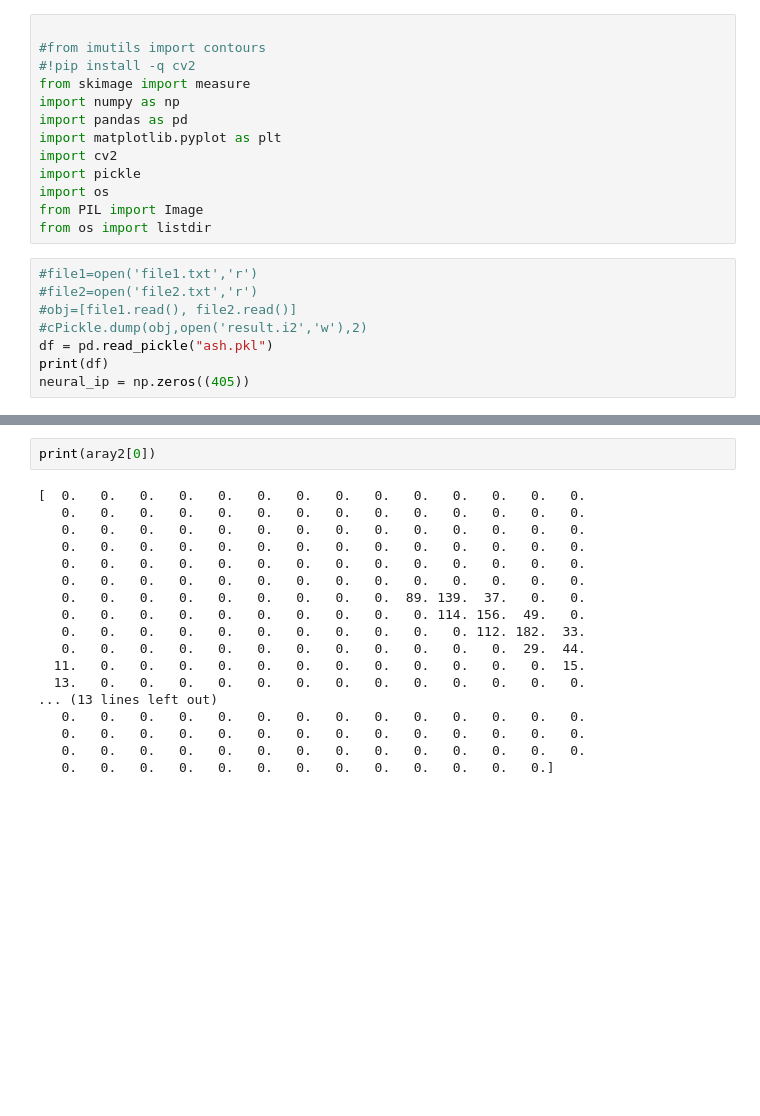
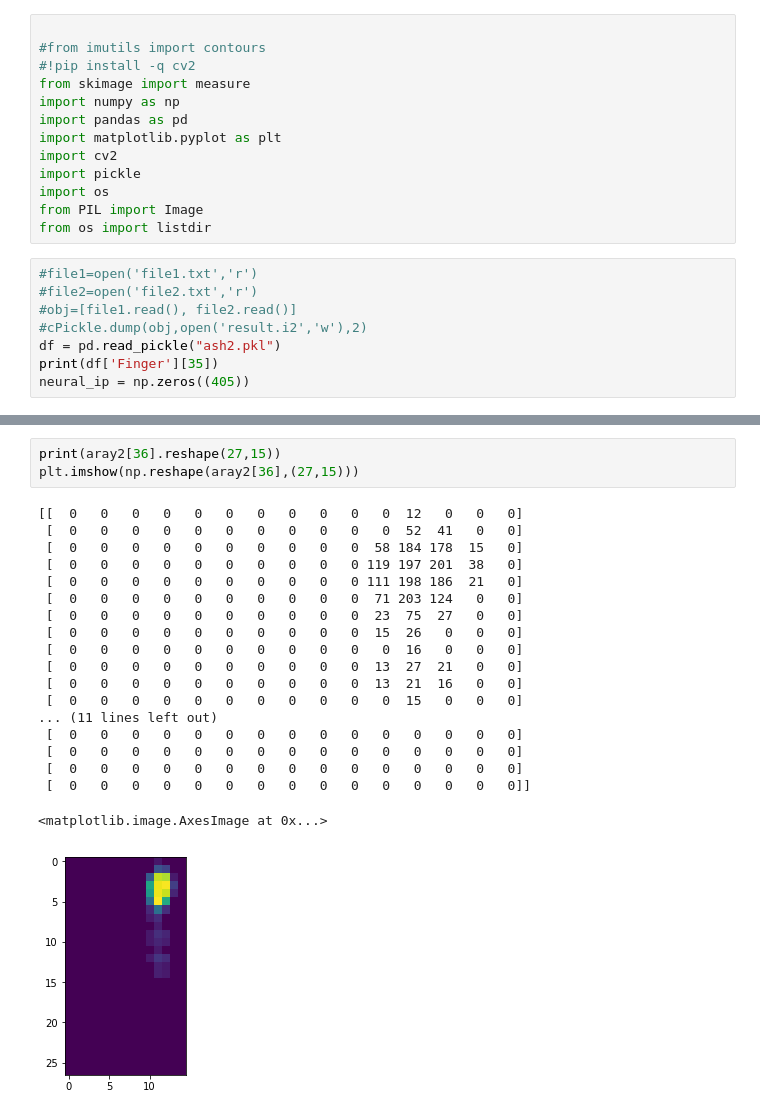
Before and after one commit to aishradj/ML_lab, a Jupyter notebook: Data_filtering_visualization.ipynb, the cells around one changed output, grey strips where cells are left out. Cells and saved outputs as stored; diff of their text form; blank space fills up the shorter version.

Commit message:
pickle files

```diff
--- a/Data_filtering_visualization.ipynb
+++ b/Data_filtering_visualization.ipynb
@@ -36,7 +16,7 @@ from os import listdir
 #file2=open('file2.txt','r')
 #obj=[file1.read(), file2.read()]
 #cPickle.dump(obj,open('result.i2','w'),2)
-df = pd.read_pickle("ash.pkl")
-print(df)
+df = pd.read_pickle("ash2.pkl")
+print(df['Finger'][35])
 neural_ip = np.zeros((405))
 # %% [output]
@@ -150,20 +112,23 @@ plt.show()
-# %%
-print(aray2[0])
-# %% [output]
-[  0.   0.   0.   0.   0.   0.   0.   0.   0.   0.   0.   0.   0.   0.
-   0.   0.   0.   0.   0.   0.   0.   0.   0.   0.   0.   0.   0.   0.
-   0.   0.   0.   0.   0.   0.   0.   0.   0.   0.   0.   0.   0.   0.
-   0.   0.   0.   0.   0.   0.   0.   0.   0.   0.   0.   0.   0.   0.
-   0.   0.   0.   0.   0.   0.   0.   0.   0.   0.   0.   0.   0.   0.
-   0.   0.   0.   0.   0.   0.   0.   0.   0.   0.   0.   0.   0.   0.
-   0.   0.   0.   0.   0.   0.   0.   0.   0.  89. 139.  37.   0.   0.
-   0.   0.   0.   0.   0.   0.   0.   0.   0.   0. 114. 156.  49.   0.
-   0.   0.   0.   0.   0.   0.   0.   0.   0.   0.   0. 112. 182.  33.
-   0.   0.   0.   0.   0.   0.   0.   0.   0.   0.   0.   0.  29.  44.
-  11.   0.   0.   0.   0.   0.   0.   0.   0.   0.   0.   0.   0.  15.
-  13.   0.   0.   0.   0.   0.   0.   0.   0.   0.   0.   0.   0.   0.
-... (13 lines left out)
-   0.   0.   0.   0.   0.   0.   0.   0.   0.   0.   0.   0.   0.   0.
-   0.   0.   0.   0.   0.   0.   0.   0.   0.   0.   0.   0.   0.   0.
-   0.   0.   0.   0.   0.   0.   0.   0.   0.   0.   0.   0.   0.   0.
-   0.   0.   0.   0.   0.   0.   0.   0.   0.   0.   0.   0.   0.]
+# %%
+print(aray2[36].reshape(27,15))
+plt.imshow(np.reshape(aray2[36],(27,15)))
+# %% [output]
+[[  0   0   0   0   0   0   0   0   0   0   0  12   0   0   0]
+ [  0   0   0   0   0   0   0   0   0   0   0  52  41   0   0]
+ [  0   0   0   0   0   0   0   0   0   0  58 184 178  15   0]
+ [  0   0   0   0   0   0   0   0   0   0 119 197 201  38   0]
+ [  0   0   0   0   0   0   0   0   0   0 111 198 186  21   0]
+ [  0   0   0   0   0   0   0   0   0   0  71 203 124   0   0]
+ [  0   0   0   0   0   0   0   0   0   0  23  75  27   0   0]
+ [  0   0   0   0   0   0   0   0   0   0  15  26   0   0   0]
+ [  0   0   0   0   0   0   0   0   0   0   0  16   0   0   0]
+ [  0   0   0   0   0   0   0   0   0   0  13  27  21   0   0]
+ [  0   0   0   0   0   0   0   0   0   0  13  21  16   0   0]
+ [  0   0   0   0   0   0   0   0   0   0   0  15   0   0   0]
+... (11 lines left out)
+ [  0   0   0   0   0   0   0   0   0   0   0   0   0   0   0]
+ [  0   0   0   0   0   0   0   0   0   0   0   0   0   0   0]
+ [  0   0   0   0   0   0   0   0   0   0   0   0   0   0   0]
+ [  0   0   0   0   0   0   0   0   0   0   0   0   0   0   0]]
+<matplotlib.image.AxesImage at 0x...>
+[figure, added]
```
Also changed, not shown: parts of 6 cells of this notebook, 1 other file.
